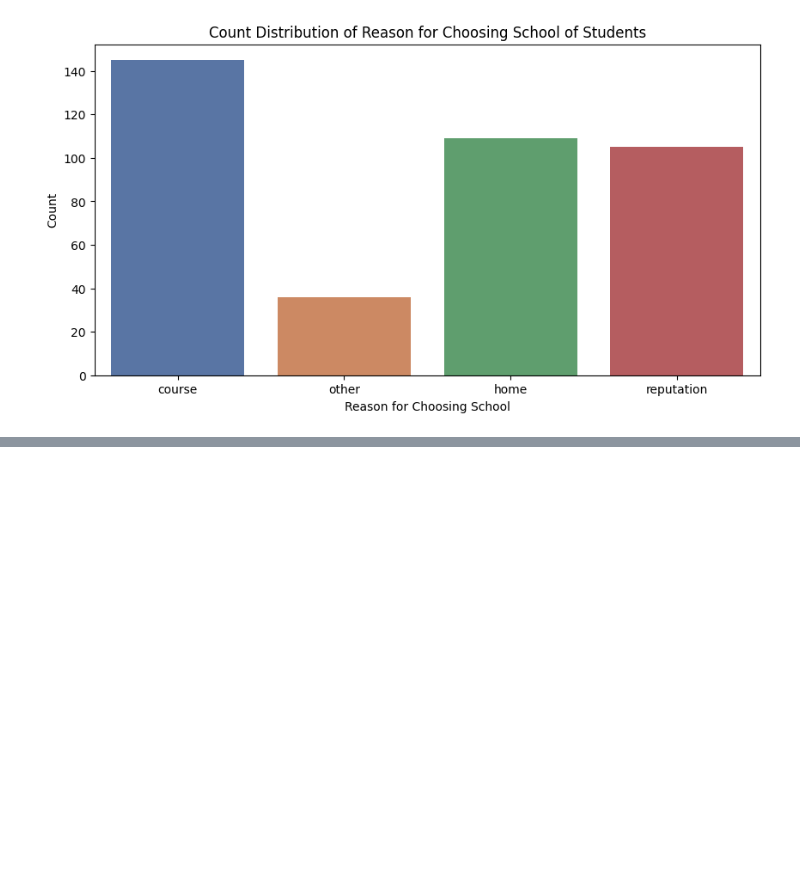
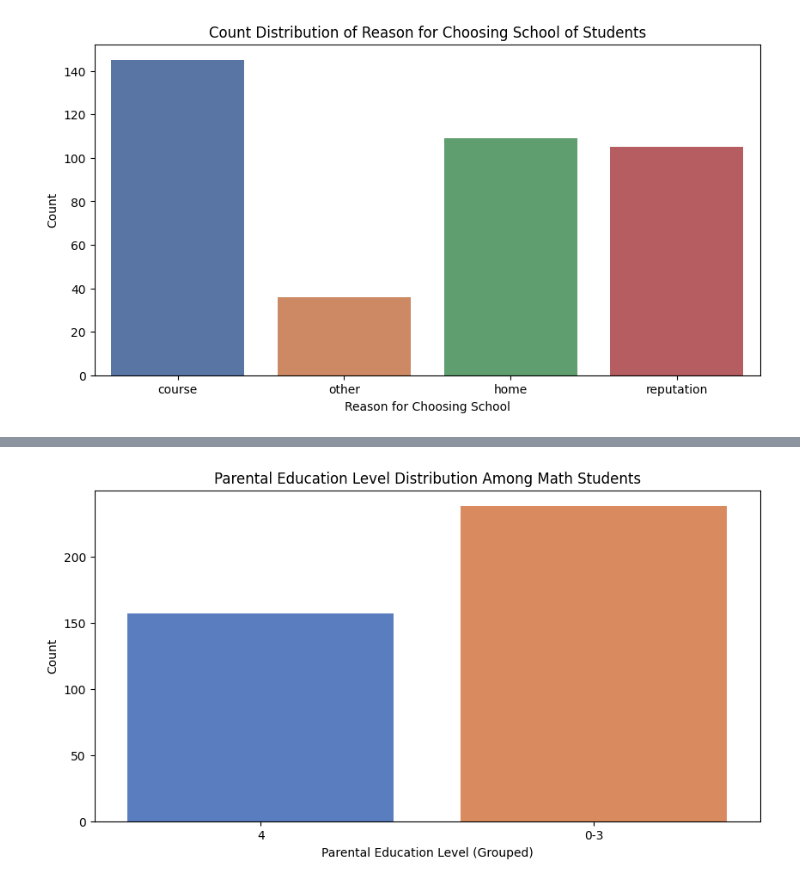
Before and after one commit to royruik/CSI4142_Assignments, a Jupyter notebook: A1_Jupyter_Analysis.ipynb, the cells around one changed output, grey strips where cells are left out. Saved outputs shown, nothing was run; the diff lists cells and outputs as text; code cells hidden in the pictures; blank space fills up the shorter version.

```diff
--- a/A1_Jupyter_Analysis.ipynb
+++ b/A1_Jupyter_Analysis.ipynb
@@ -260,0 +293,22 @@ plt.show()
+# %%
+# Create a new column combining both Medu (Mother's Education) and Fedu (Father's Education)
+student_mat["parent_edu"] = student_mat[["Medu", "Fedu"]].max(axis=1)
+
+# Group parental education into '0-3' (Lower) and '4' (Higher)
+student_mat["parent_edu_group"] = student_mat["parent_edu"].apply(lambda x: "0-3" if x < 4 else "4")
+
+# Create figure
+plt.figure(figsize=(10,5))
+
+# Countplot for Parental Education
+sns.countplot(x="parent_edu_group", data=student_mat, hue = "parent_edu_group", palette="muted", legend=False)
+
+# Labels and Title
+plt.xlabel("Parental Education Level (Grouped)")
+plt.ylabel("Count")
+plt.title("Parental Education Level Distribution Among Math Students")
+
+# Show plot
+plt.show()
+# %% [output]
+[figure, added]
```
Also changed, not shown: parts of 6 cells of this notebook.
